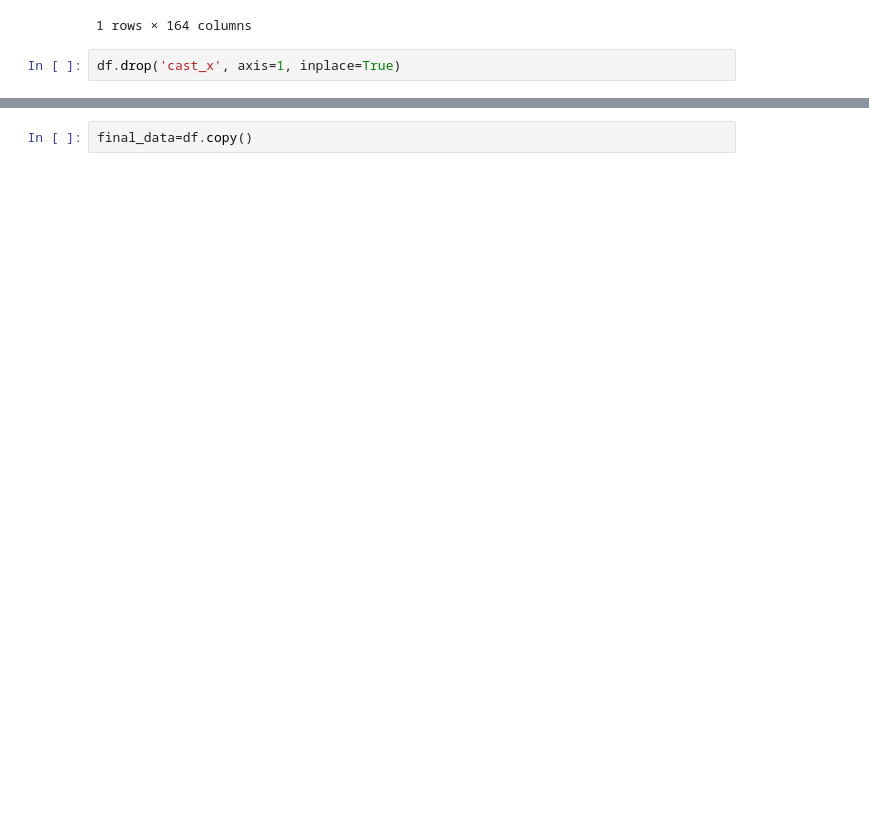
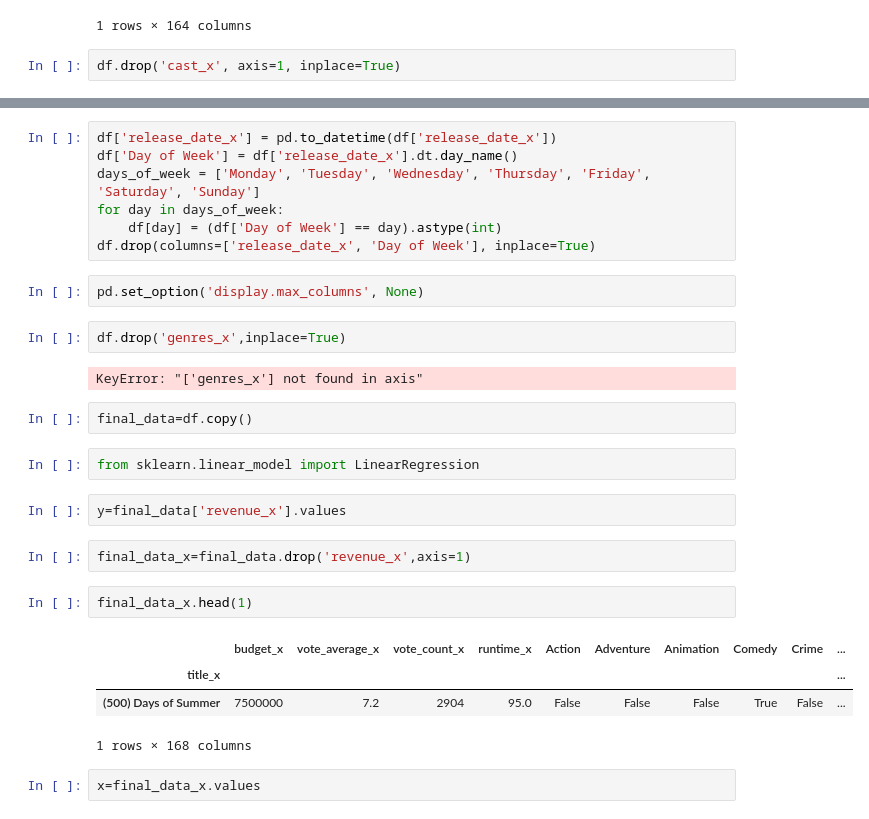
Before and after one commit to Prajwal-1446/Movie_Revenue_Prediction, a Jupyter notebook: MLG_Project.ipynb, the cells around one changed output, grey strips where cells are left out. Drawn from its saved outputs; the diff is of its cells as text; blank space fills up the shorter version.

Commit message:
finished data preprossesing

```diff
--- a/MLG_Project.ipynb
+++ b/MLG_Project.ipynb
@@ -309,2 +313,30 @@ df.drop('cast_x', axis=1, inplace=True)
+# %%
+df['release_date_x'] = pd.to_datetime(df['release_date_x'])
+df['Day of Week'] = df['release_date_x'].dt.day_name()
+days_of_week = ['Monday', 'Tuesday', 'Wednesday', 'Thursday', 'Friday', 'Saturday', 'Sunday']
+for day in days_of_week:
+    df[day] = (df['Day of Week'] == day).astype(int)
+df.drop(columns=['release_date_x', 'Day of Week'], inplace=True)
+# %%
+pd.set_option('display.max_columns', None)
+# %%
+df.drop('genres_x',inplace=True)
+# %% [output]
+KeyError: "['genres_x'] not found in axis"
 # %%
 final_data=df.copy()
+# %%
+from sklearn.linear_model import LinearRegression
+# %%
+y=final_data['revenue_x'].values
+# %%
+final_data_x=final_data.drop('revenue_x',axis=1)
+# %%
+final_data_x.head(1)
+# %% [output]
+|  | budget_x | vote_average_x | vote_count_x | runtime_x | Action | Adventure | Animation | Comedy | Crime | ... |
+| title_x |  |  |  |  |  |  |  |  |  | ... |
+| (500) Days of Summer | 7500000 | 7.2 | 2904 | 95.0 | False | False | False | True | False | ... |
+1 rows × 168 columns
+# %%
+x=final_data_x.values
```
Also changed, not shown: parts of 7 cells of this notebook.
